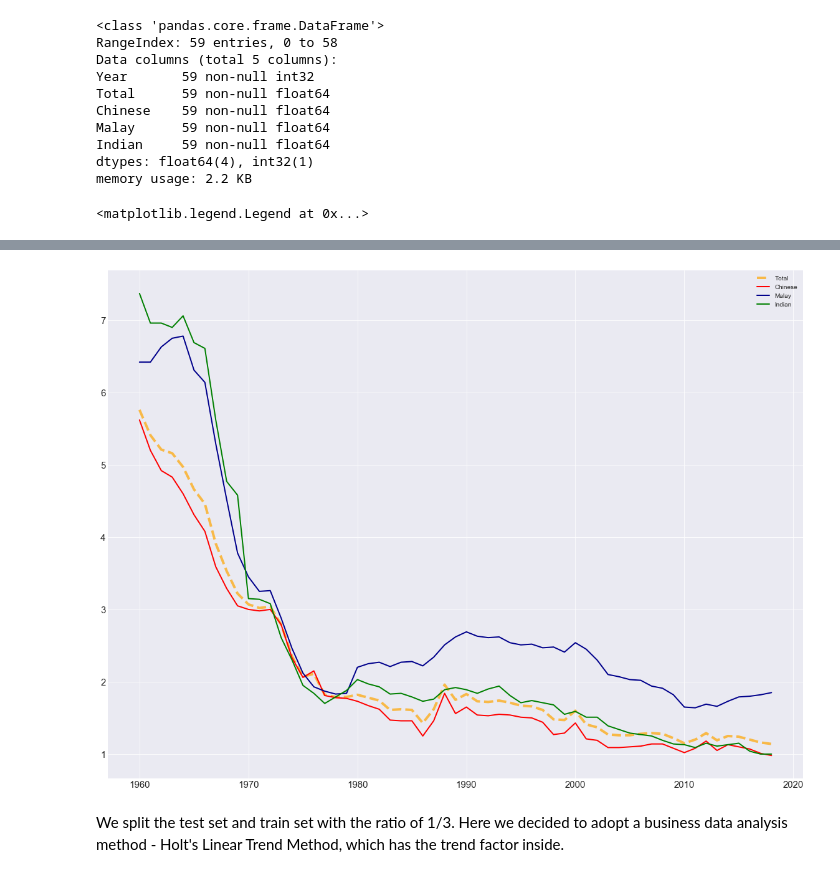
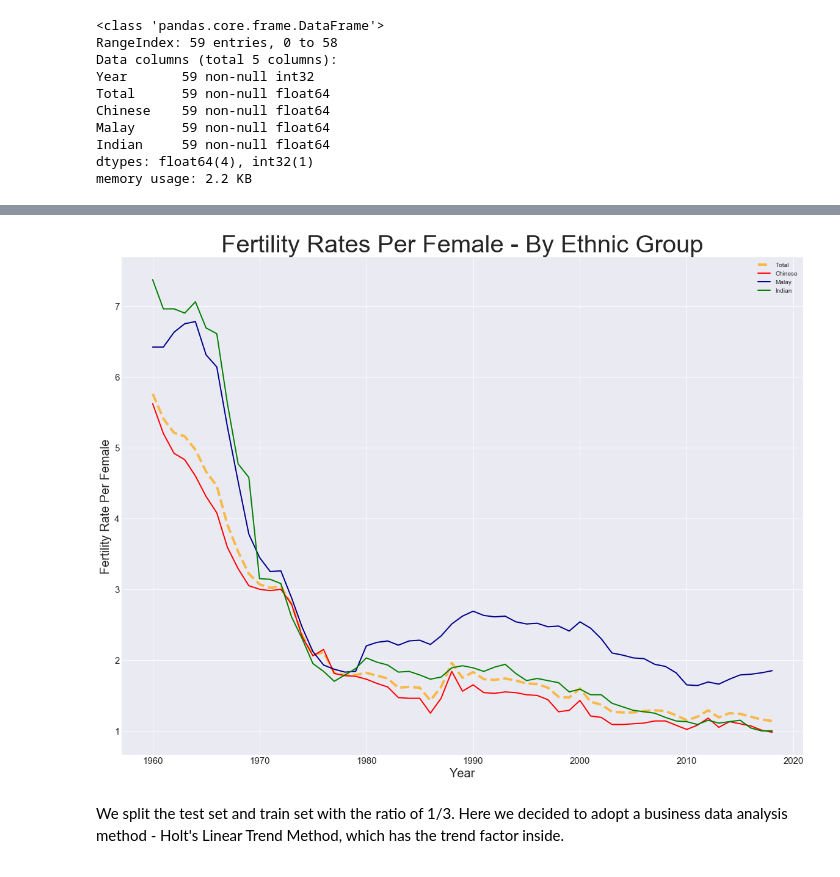
Before and after one commit to cliangyu/ShiroDarumas, a Jupyter notebook: Prediction.ipynb, the cells around one changed output, grey strips where cells are left out. Drawn from its saved outputs; the diff is of its cells as text; code cells hidden in the pictures.

Commit message:
Update plot code

```diff
--- a/Prediction.ipynb
+++ b/Prediction.ipynb
@@ -69,8 +71,24 @@ plt.plot( 'Year', 'Total', data=FERTILITY_RATE, marker='', color='orange', linew
 plt.plot( 'Year', 'Chinese', data=FERTILITY_RATE, marker='', color='red', linewidth=2)
 plt.plot( 'Year', 'Malay', data=FERTILITY_RATE, marker='', color='darkblue', linewidth=2)
 plt.plot( 'Year', 'Indian', data=FERTILITY_RATE, marker='', color='green', linewidth=2)
+plt.xlabel("Year", fontsize=20)
+plt.ylabel("Fertility Rate Per Female", fontsize=20)
+plt.title("Fertility Rates Per Female - By Ethnic Group", fontsize=40)
 plt.xticks(fontsize = 15)
 plt.yticks(fontsize = 15)
 plt.legend()
+
+
+fig = go.Figure()
+# Create and style traces
+fig.add_trace(go.Scatter(x=FERTILITY_RATE['Year'], y=FERTILITY_RATE['Total'], name='Total Fertility Rate',
+                         line=dict(color='yellow', width=4)))
+
+# Edit the layout
+fig.update_layout(title='Fertility Rates Per Female - By Ethnic Group',
+                   xaxis_title='Month',
+                   yaxis_title='Temperature (degrees F)')
+
+
+fig.show()
 # %% [output]
-<matplotlib.legend.Legend at 0x...>
@@ -77,4 +96,4 @@ plt.legend()
-[figure, old version]
+[figure, new version]
 # %% [markdown]
 We split the test set and train set with the ratio of 1/3. Here we decided to adopt a business data analysis method - Holt's Linear Trend Method, which has the trend factor inside.
 # %%
```
Also changed, not shown: parts of 14 cells of this notebook, 1 other file.
